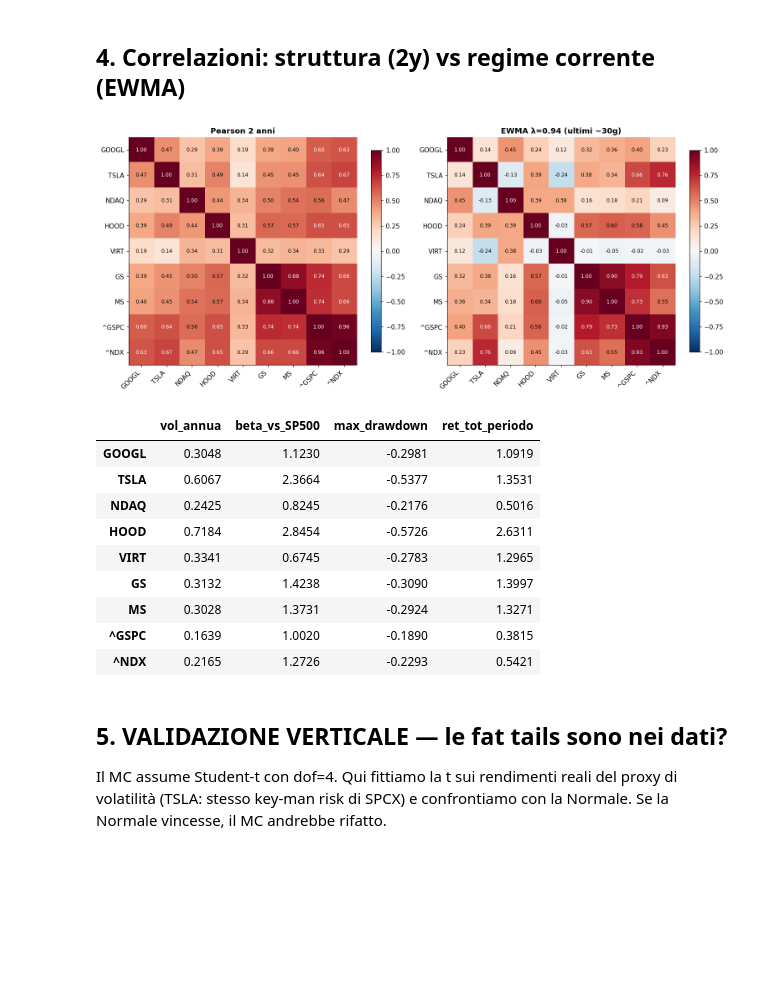
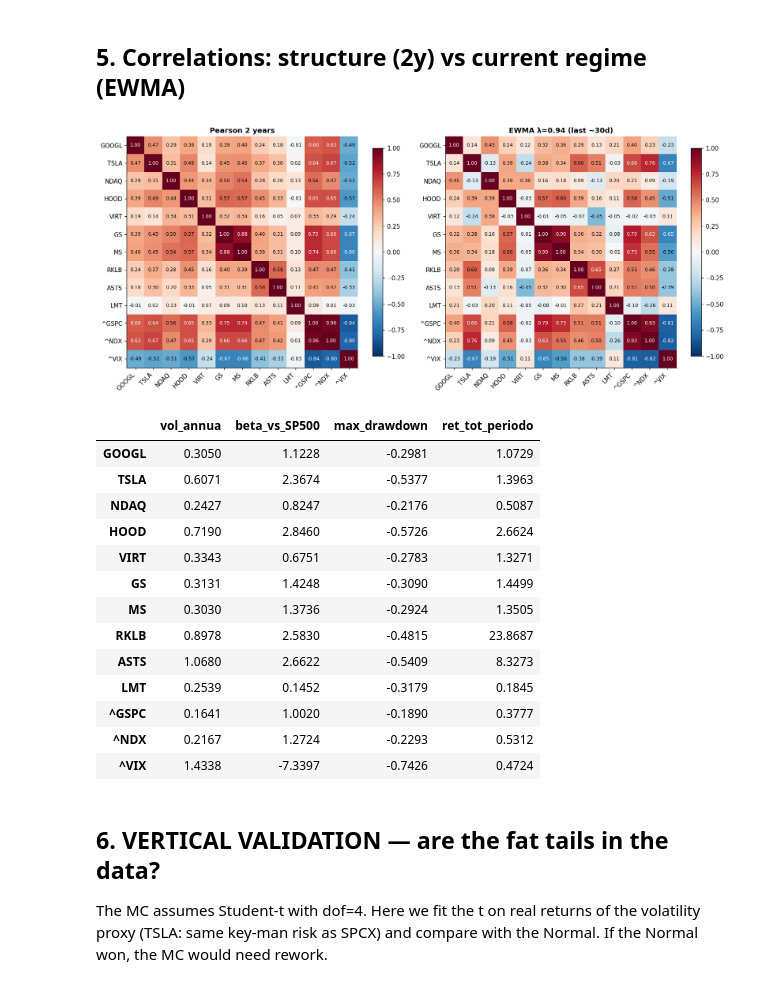
Before and after one commit to Mark2Mac/spcx-ipo-strategy-2026, a Jupyter notebook: notebooks/00_master_report.ipynb, the cells around one changed output. Cells and saved outputs as stored; diff of their text form; code cells hidden in the pictures; blank space fills up the shorter version.

```diff
--- a/notebooks/00_master_report.ipynb
+++ b/notebooks/00_master_report.ipynb
@@ -63,16 +70,17 @@ hc
 # %%
-UNIVERSE = ["GOOGL", "TSLA", "NDAQ", "HOOD", "VIRT", "GS", "MS", "^GSPC", "^NDX"]
+UNIVERSE = ['GOOGL', 'TSLA', 'NDAQ', 'HOOD', 'VIRT', 'GS', 'MS', 'RKLB', 'ASTS', 'LMT', '^GSPC', '^NDX', '^VIX']
 prices, reports = get_universe(UNIVERSE, period="2y")
 qa = pd.DataFrame(reports).set_index("ticker")
 assert qa["issues"].map(len).sum() == 0, "QUALITY FAIL"
 prices.to_parquet("../data/universe_prices.parquet")
-norm = 100 * prices.dropna().tail(252) / prices.dropna().tail(252).iloc[0]
+norm_px = prices.drop(columns=["^VIX"]).dropna().tail(252)
+norm = 100 * norm_px / norm_px.iloc[0]
 fig, ax = plt.subplots(figsize=(11, 5))
 for c in norm.columns:
     b = c.startswith("^")
     ax.plot(norm.index, norm[c], lw=0.9 if b else 1.4, color="#AAAAAA" if b else None, alpha=0.7 if b else 1)
 direct_label_lines(ax, norm)
-ax.set_title("Universe 12 mesi, base 100 — benchmark in grigio")
+ax.set_title("Universe, 12 months, base 100 — benchmarks in gray")
 plt.show()
-qa[["rows", "first", "last", "missing_bdays"]]
+qa[["rows", "first", "last", "missing_bdays", "warnings"]]
 # %% [output]
@@ -122,29 +165,33 @@ pm
 # %% [markdown]
-## 4. Correlazioni: struttura (2y) vs regime corrente (EWMA)
+## 5. Correlations: structure (2y) vs current regime (EWMA)
 # %%
 from src.risk.metrics import log_returns, corr_matrix, ewma_corr, summary_table
 rets = log_returns(prices.dropna())
-fig, axes = plt.subplots(1, 2, figsize=(14, 6))
-corr_heatmap(axes[0], corr_matrix(rets), "Pearson 2 anni")
-corr_heatmap(axes[1], ewma_corr(rets), "EWMA λ=0.94 (ultimi ~30g)")
+fig, axes = plt.subplots(1, 2, figsize=(15, 6.5))
+corr_heatmap(axes[0], corr_matrix(rets), "Pearson 2 years")
+corr_heatmap(axes[1], ewma_corr(rets), "EWMA λ=0.94 (last ~30d)")
 fig.tight_layout(); plt.show()
 summary_table(prices.dropna())
 # %% [output]
-[figure, old version]
+[figure, new version]
 |  | vol_annua | beta_vs_SP500 | max_drawdown | ret_tot_periodo |
-| GOOGL | 0.3048 | 1.1230 | -0.2981 | 1.0919 |
-| TSLA | 0.6067 | 2.3664 | -0.5377 | 1.3531 |
-| NDAQ | 0.2425 | 0.8245 | -0.2176 | 0.5016 |
-| HOOD | 0.7184 | 2.8454 | -0.5726 | 2.6311 |
-| VIRT | 0.3341 | 0.6745 | -0.2783 | 1.2965 |
-| GS | 0.3132 | 1.4238 | -0.3090 | 1.3997 |
-| MS | 0.3028 | 1.3731 | -0.2924 | 1.3271 |
-| ^GSPC | 0.1639 | 1.0020 | -0.1890 | 0.3815 |
-| ^NDX | 0.2165 | 1.2726 | -0.2293 | 0.5421 |
+| GOOGL | 0.3050 | 1.1228 | -0.2981 | 1.0729 |
+| TSLA | 0.6071 | 2.3674 | -0.5377 | 1.3963 |
+| NDAQ | 0.2427 | 0.8247 | -0.2176 | 0.5087 |
+| HOOD | 0.7190 | 2.8460 | -0.5726 | 2.6624 |
+| VIRT | 0.3343 | 0.6751 | -0.2783 | 1.3271 |
+| GS | 0.3131 | 1.4248 | -0.3090 | 1.4499 |
+| MS | 0.3030 | 1.3736 | -0.2924 | 1.3505 |
+| RKLB | 0.8978 | 2.5830 | -0.4815 | 23.8687 |
+| ASTS | 1.0680 | 2.6622 | -0.5409 | 8.3273 |
+| LMT | 0.2539 | 0.1452 | -0.3179 | 0.1845 |
+| ^GSPC | 0.1641 | 1.0020 | -0.1890 | 0.3777 |
+| ^NDX | 0.2167 | 1.2724 | -0.2293 | 0.5312 |
+| ^VIX | 1.4338 | -7.3397 | -0.7426 | 0.4724 |
-# %% [markdown]
-## 5. VALIDAZIONE VERTICALE — le fat tails sono nei dati?
-
-Il MC assume Student-t con dof=4. Qui fittiamo la t sui rendimenti reali del proxy di volatilità (TSLA: stesso key-man risk di SPCX) e confrontiamo con la Normale. Se la Normale vincesse, il MC andrebbe rifatto.
+# %% [markdown]
+## 6. VERTICAL VALIDATION — are the fat tails in the data?
+
+The MC assumes Student-t with dof=4. Here we fit the t on real returns of the volatility proxy (TSLA: same key-man risk as SPCX) and compare with the Normal. If the Normal won, the MC would need rework.
 # %%
 from scipy import stats
 from src.research.dist_validation import fit_distributions, qq_data
```
Also changed, not shown: parts of 24 cells of this notebook, 51 other files.
